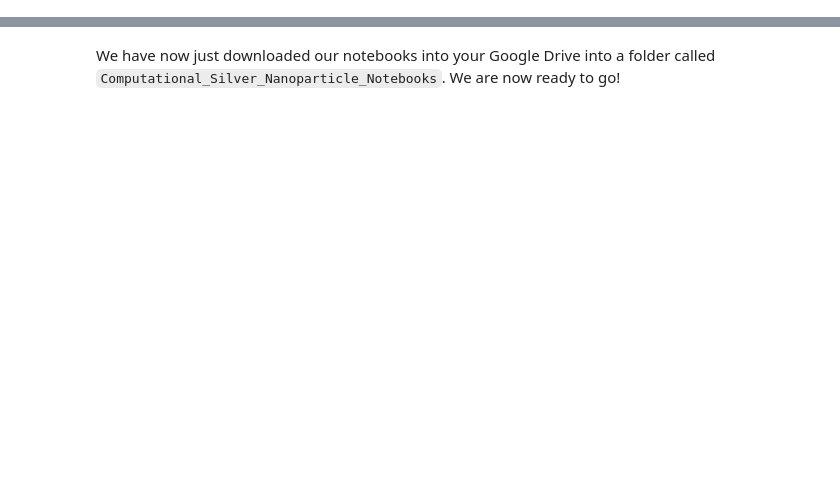
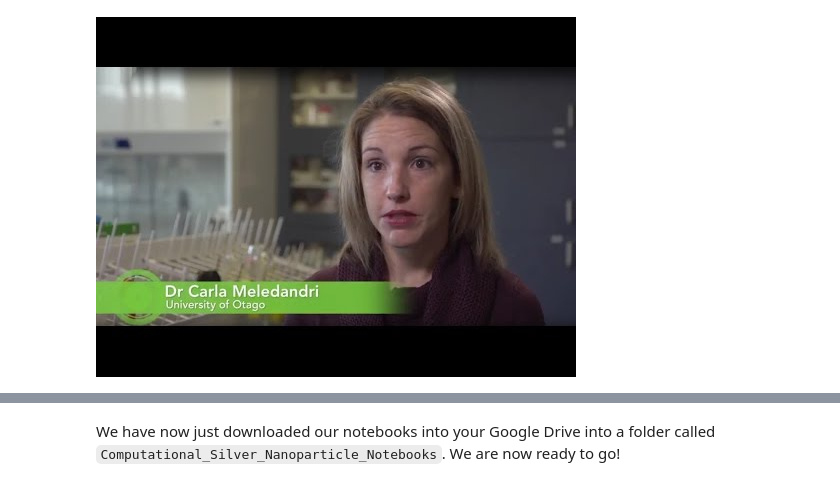
Before and after one commit to GardenGroupUO/Computational_Silver_Nanoparticle_Exercise, a Jupyter notebook: Notebooks/Part_1.0_Worksheet_Title_Page.ipynb, the cells around one changed output, grey strips where cells are left out. Drawn from its saved outputs; the diff is of its cells as text; code cells hidden in the pictures; blank space fills up the shorter version.

```diff
--- a/Notebooks/Part_1.0_Worksheet_Title_Page.ipynb
+++ b/Notebooks/Part_1.0_Worksheet_Title_Page.ipynb
@@ -14,3 +23,7 @@ Nanotechnology is a branch of chemistry that is being used in many applications
+# %%
+YouTubeVideo('0zgM0tT_8F0', width=800, height=400)
+# %% [output]
+[figure, added]
 # %% [markdown]
 ## **How to use Google Colab**
 
```
Also changed, not shown: parts of 3 cells of this notebook, 2 other files.
